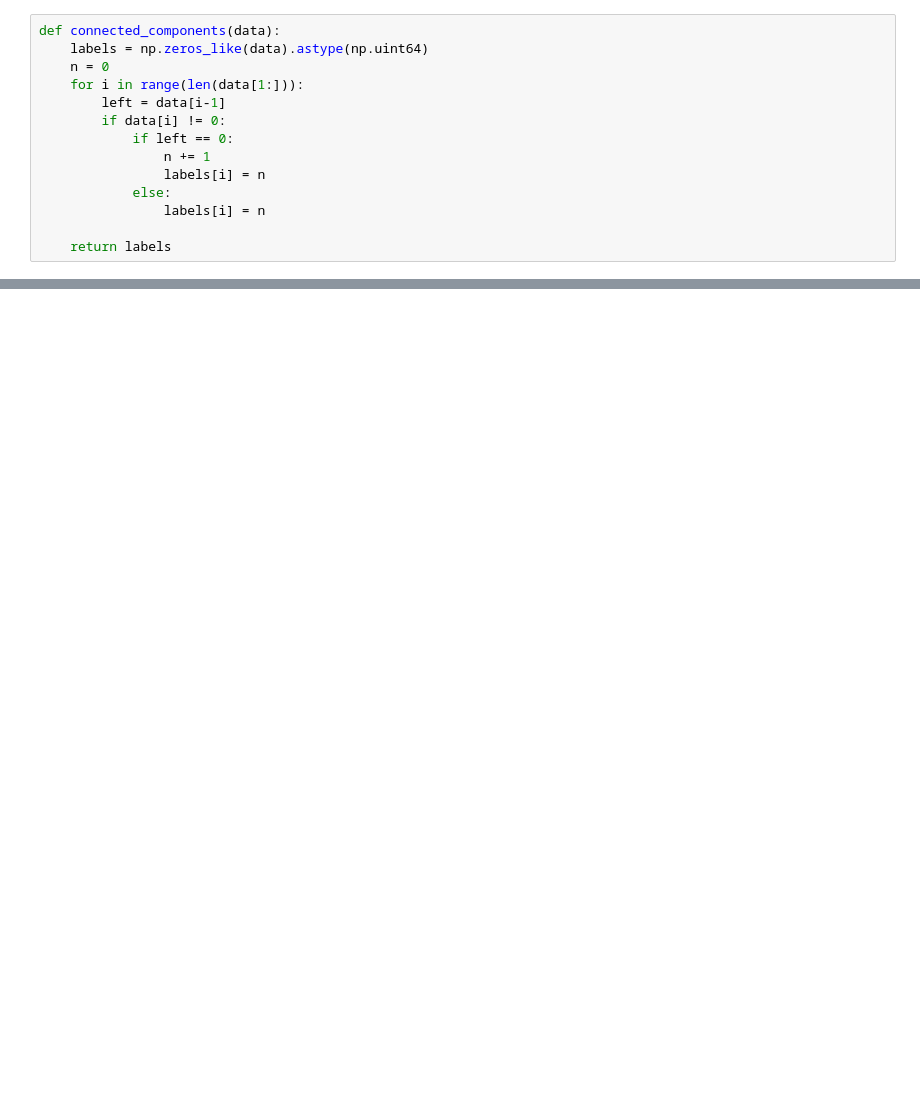
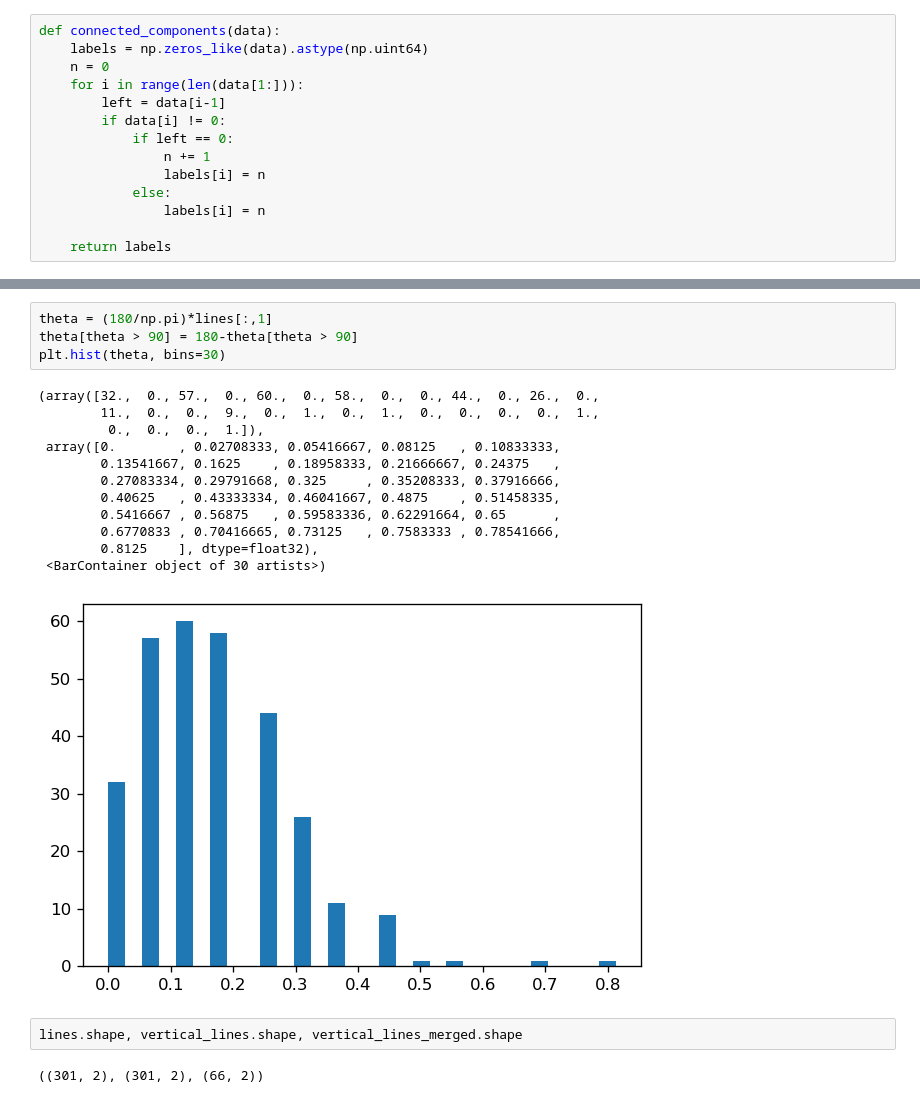
Before and after one commit to Bryantcornwell/CV-auto-grader, a Jupyter notebook: deepak/pipeline.ipynb, the cells around one changed output, grey strips where cells are left out. Drawn from its saved outputs; the diff is of its cells as text; blank space fills up the shorter version.

```diff
--- a/deepak/pipeline.ipynb
+++ b/deepak/pipeline.ipynb
@@ -204,0 +236,21 @@ x[(1,2)]=3
+# %%
+theta = (180/np.pi)*lines[:,1]
+theta[theta > 90] = 180-theta[theta > 90]
+plt.hist(theta, bins=30)
+# %% [output]
+(array([32.,  0., 57.,  0., 60.,  0., 58.,  0.,  0., 44.,  0., 26.,  0.,
+        11.,  0.,  0.,  9.,  0.,  1.,  0.,  1.,  0.,  0.,  0.,  0.,  1.,
+         0.,  0.,  0.,  1.]),
+ array([0.        , 0.02708333, 0.05416667, 0.08125   , 0.10833333,
+        0.13541667, 0.1625    , 0.18958333, 0.21666667, 0.24375   ,
+        0.27083334, 0.29791668, 0.325     , 0.35208333, 0.37916666,
+        0.40625   , 0.43333334, 0.46041667, 0.4875    , 0.51458335,
+        0.5416667 , 0.56875   , 0.59583336, 0.62291664, 0.65      ,
+        0.6770833 , 0.70416665, 0.73125   , 0.7583333 , 0.78541666,
+        0.8125    ], dtype=float32),
+ <BarContainer object of 30 artists>)
+[figure, added]
+# %%
+lines.shape, vertical_lines.shape, vertical_lines_merged.shape
+# %% [output]
+((301, 2), (301, 2), (66, 2))
```
Also changed, not shown: parts of 27 cells of this notebook, 17 other files.
